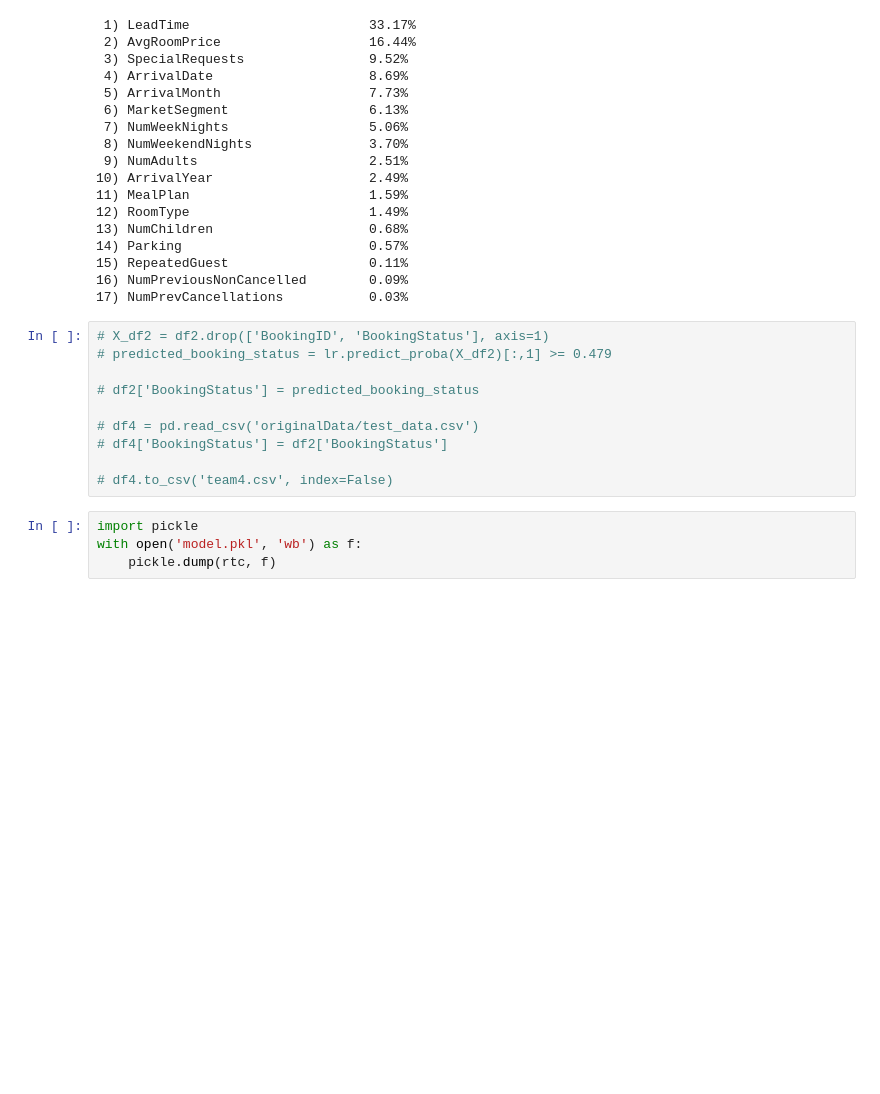
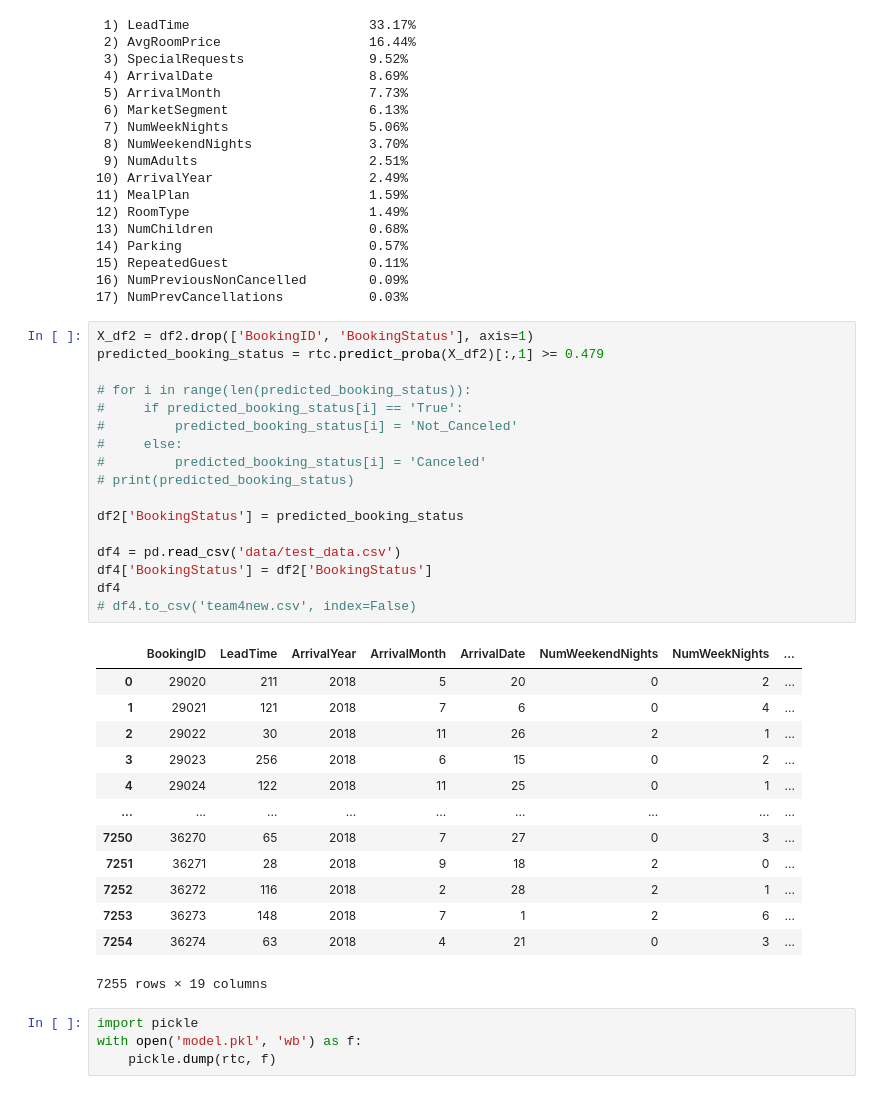
Before and after one commit to rachelchxn/dataquest, a Jupyter notebook: dataquest.ipynb, the cells around one changed output. Saved outputs shown, nothing was run; the diff lists cells and outputs as text; blank space fills up the shorter version.

```diff
--- a/dataquest.ipynb
+++ b/dataquest.ipynb
@@ -173,15 +173,36 @@ for i, f in enumerate(sorted_importance):
 16) NumPreviousNonCancelled        0.09%
 17) NumPrevCancellations           0.03%
 # %%
-# X_df2 = df2.drop(['BookingID', 'BookingStatus'], axis=1)
-# predicted_booking_status = lr.predict_proba(X_df2)[:,1] >= 0.479
+X_df2 = df2.drop(['BookingID', 'BookingStatus'], axis=1)
+predicted_booking_status = rtc.predict_proba(X_df2)[:,1] >= 0.479
 
-# df2['BookingStatus'] = predicted_booking_status
+# for i in range(len(predicted_booking_status)):
+#     if predicted_booking_status[i] == 'True':
+#         predicted_booking_status[i] = 'Not_Canceled'
+#     else:
+#         predicted_booking_status[i] = 'Canceled'
+# print(predicted_booking_status)
 
-# df4 = pd.read_csv('originalData/test_data.csv')
-# df4['BookingStatus'] = df2['BookingStatus']
+df2['BookingStatus'] = predicted_booking_status
 
-# df4.to_csv('team4.csv', index=False)
+df4 = pd.read_csv('data/test_data.csv')
+df4['BookingStatus'] = df2['BookingStatus']
+df4
+# df4.to_csv('team4new.csv', index=False)
+# %% [output]
+|  | BookingID | LeadTime | ArrivalYear | ArrivalMonth | ArrivalDate | NumWeekendNights | NumWeekNights | ... |
+| 0 | 29020 | 211 | 2018 | 5 | 20 | 0 | 2 | ... |
+| 1 | 29021 | 121 | 2018 | 7 | 6 | 0 | 4 | ... |
+| 2 | 29022 | 30 | 2018 | 11 | 26 | 2 | 1 | ... |
+| 3 | 29023 | 256 | 2018 | 6 | 15 | 0 | 2 | ... |
+| 4 | 29024 | 122 | 2018 | 11 | 25 | 0 | 1 | ... |
+| ... | ... | ... | ... | ... | ... | ... | ... | ... |
+| 7250 | 36270 | 65 | 2018 | 7 | 27 | 0 | 3 | ... |
+| 7251 | 36271 | 28 | 2018 | 9 | 18 | 2 | 0 | ... |
+| 7252 | 36272 | 116 | 2018 | 2 | 28 | 2 | 1 | ... |
+| 7253 | 36273 | 148 | 2018 | 7 | 1 | 2 | 6 | ... |
+| 7254 | 36274 | 63 | 2018 | 4 | 21 | 0 | 3 | ... |
+7255 rows × 19 columns
 # %%
 import pickle
 with open('model.pkl', 'wb') as f:
```
Also changed, not shown: 1 other file.
